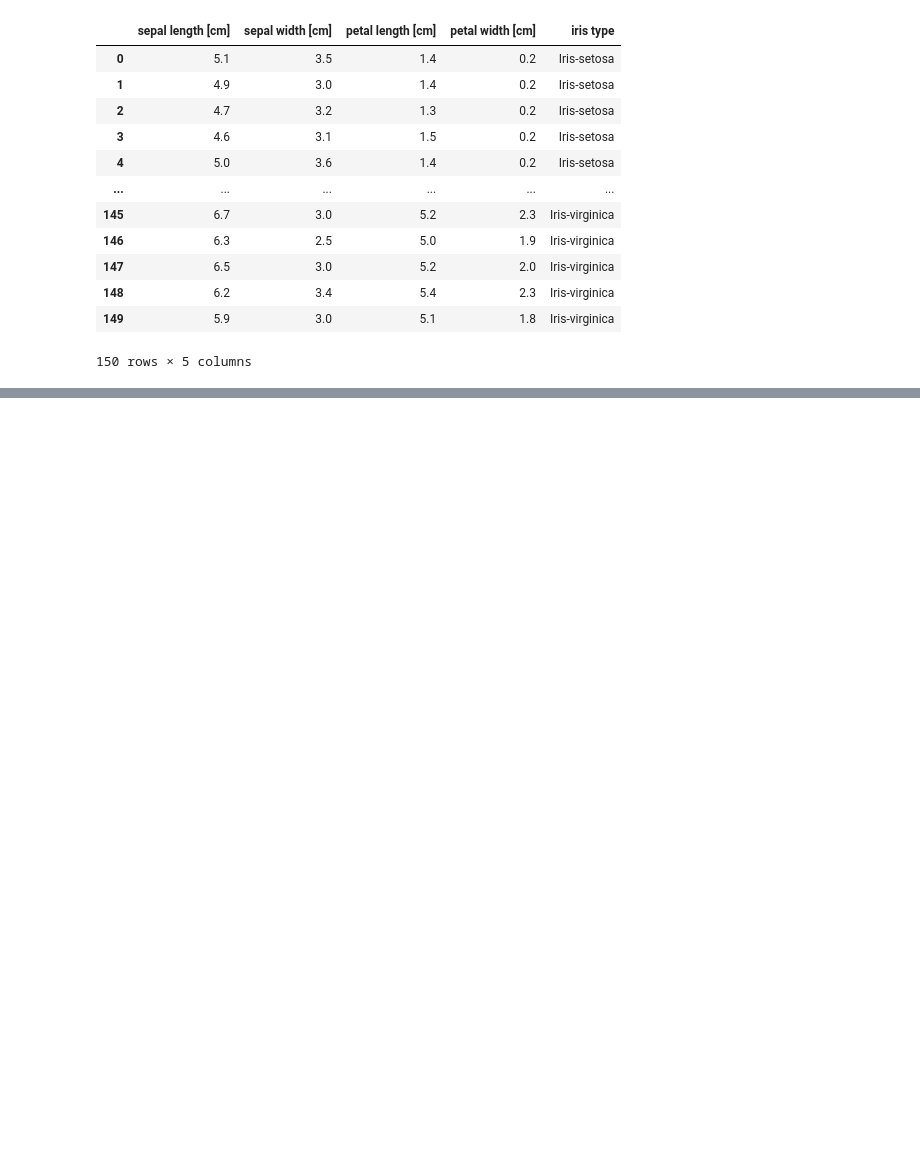
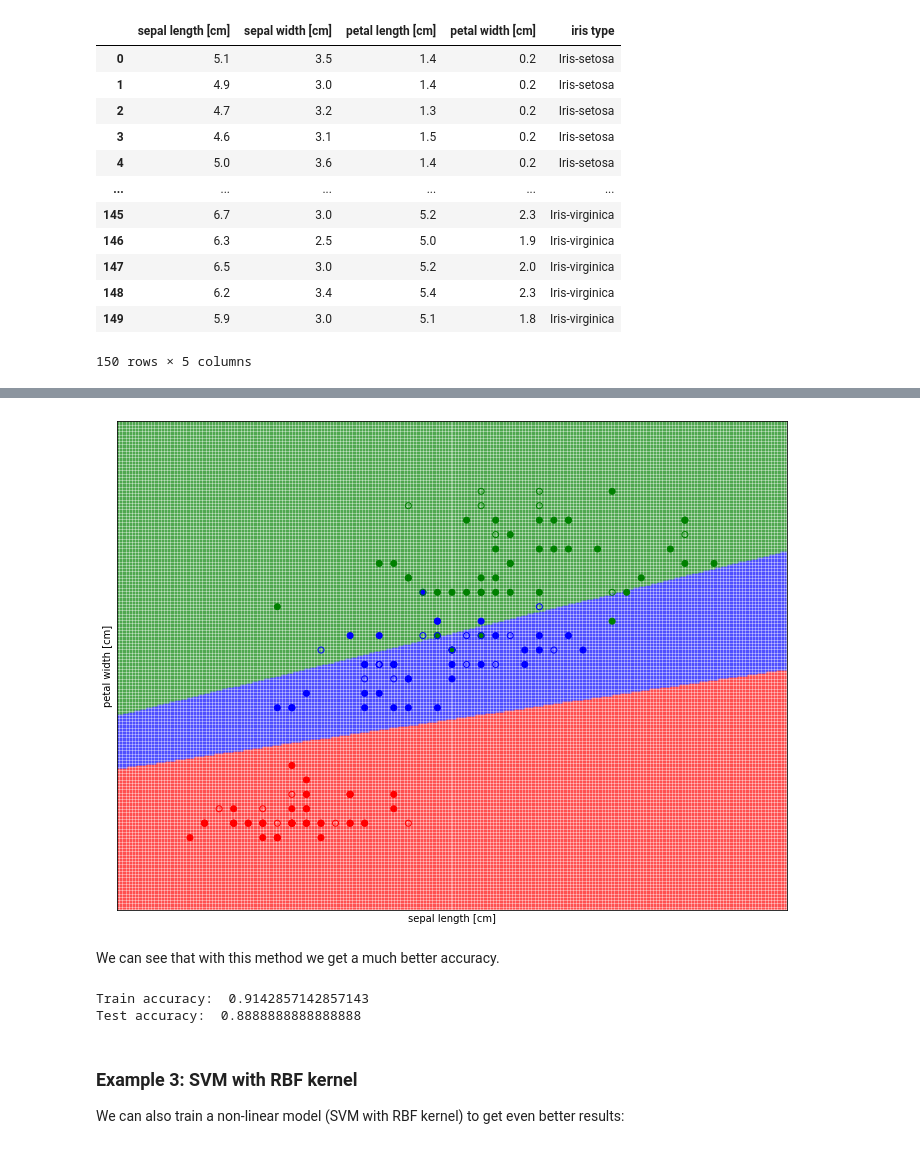
Before and after one commit to mselezniova/MSML22, a Jupyter notebook: week1/exercise/hello_world_of_data_science.ipynb, the cells around one changed output, grey strips where cells are left out. Saved outputs shown, nothing was run; the diff lists cells and outputs as text; code cells hidden in the pictures; blank space fills up the shorter version.

```diff
--- a/week1/exercise/hello_world_of_data_science.ipynb
+++ b/week1/exercise/hello_world_of_data_science.ipynb
@@ -47,0 +167,42 @@ df_setosa.plot.scatter(x='sepal length [cm]', y='sepal width [cm]', c='blue', la
+# %%
+from sklearn.linear_model import LogisticRegression
+
+clf = LogisticRegression(penalty='none',fit_intercept=False).fit(X_train, Y_train)
+# %%
+Z = clf.predict(np.c_[xx.ravel(), yy.ravel()])
+
+# Put the result into a color plot
+Z = Z.reshape(xx.shape)
+plt.figure(1, figsize=(12, 9))
+cMap = matplotlib.colors.ListedColormap(['red','blue','green'])
+plt.pcolormesh(xx, yy, Z, alpha=0.25, cmap=cMap)
+
+# Plot also the training points
+plt.scatter(X_train[:, 0], X_train[:, 1], c=np.select([Y_train==1, Y_train==2, Y_train==3],
+    ['red', 'blue', 'green']))
+plt.scatter(X_test[:, 0], X_test[:, 1], edgecolors=np.select([Y_test==1, Y_test==2, Y_test==3],
+    ['red', 'blue', 'green']), facecolors='none')
+
+plt.xlabel('sepal length [cm]')
+plt.ylabel('petal width [cm]')
+
+plt.xlim(xx.min(), xx.max())
+plt.ylim(yy.min(), yy.max())
+plt.xticks(())
+plt.yticks(())
+
+plt.show()
+# %% [output]
+[figure, added]
+# %% [markdown]
+We can see that with this method we get a much better accuracy.
+# %%
+print('Train accuracy: ', clf.score(X_train,Y_train))
+print('Test accuracy: ', clf.score(X_test,Y_test))
+# %% [output]
+Train accuracy:  0.9142857142857143
+Test accuracy:  0.8888888888888888
+# %% [markdown]
+### Example 3: SVM with RBF kernel
+
+We can also train a non-linear model (SVM with RBF kernel) to get even better results:
```
Also changed, not shown: parts of 23 cells of this notebook.
